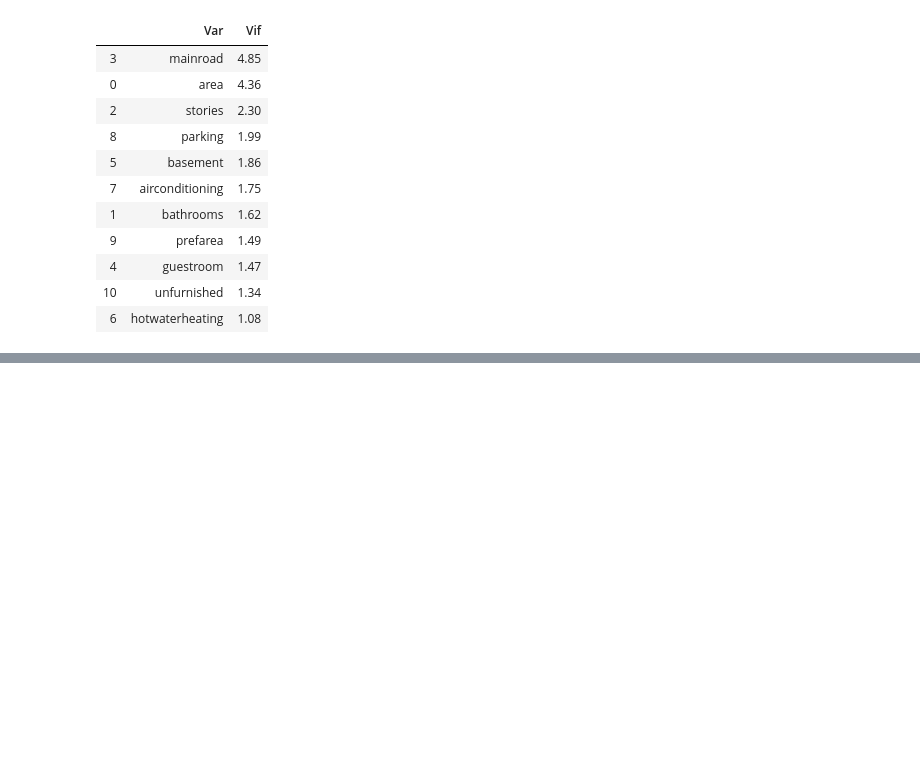
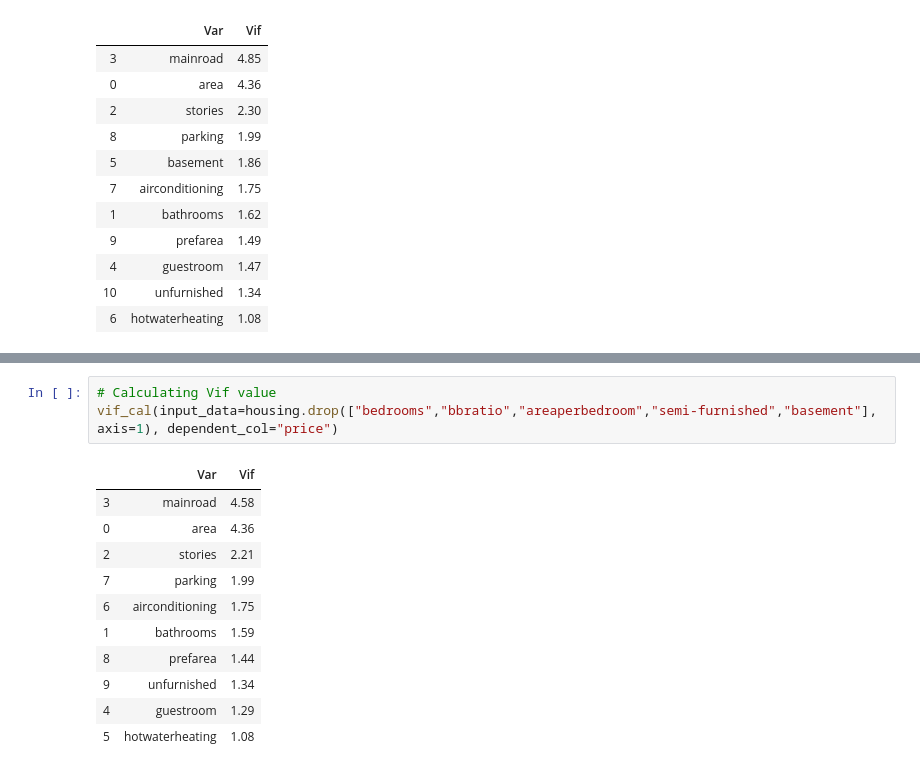
Before and after one commit to ArafatSabbir/Machine-Learning-with-Python-and-R, a Jupyter notebook: Multiple Linear Regression/Case Study Housing.ipynb, the cells around one changed output, grey strips where cells are left out. Cells and saved outputs as stored; diff of their text form; blank space fills up the shorter version.

```diff
--- a/Multiple Linear Regression/Case Study Housing.ipynb
+++ b/Multiple Linear Regression/Case Study Housing.ipynb
@@ -427,0 +457,15 @@ vif_cal(input_data=housing.drop(["bedrooms","bbratio","areaperbedroom","semi-fur
+# %%
+# Calculating Vif value
+vif_cal(input_data=housing.drop(["bedrooms","bbratio","areaperbedroom","semi-furnished","basement"], axis=1), dependent_col="price")
+# %% [output]
+|  | Var | Vif |
+| 3 | mainroad | 4.58 |
+| 0 | area | 4.36 |
+| 2 | stories | 2.21 |
+| 7 | parking | 1.99 |
+| 6 | airconditioning | 1.75 |
+| 1 | bathrooms | 1.59 |
+| 8 | prefarea | 1.44 |
+| 9 | unfurnished | 1.34 |
+| 4 | guestroom | 1.29 |
+| 5 | hotwaterheating | 1.08 |
```
Also changed, not shown: parts of 2 cells of this notebook.
